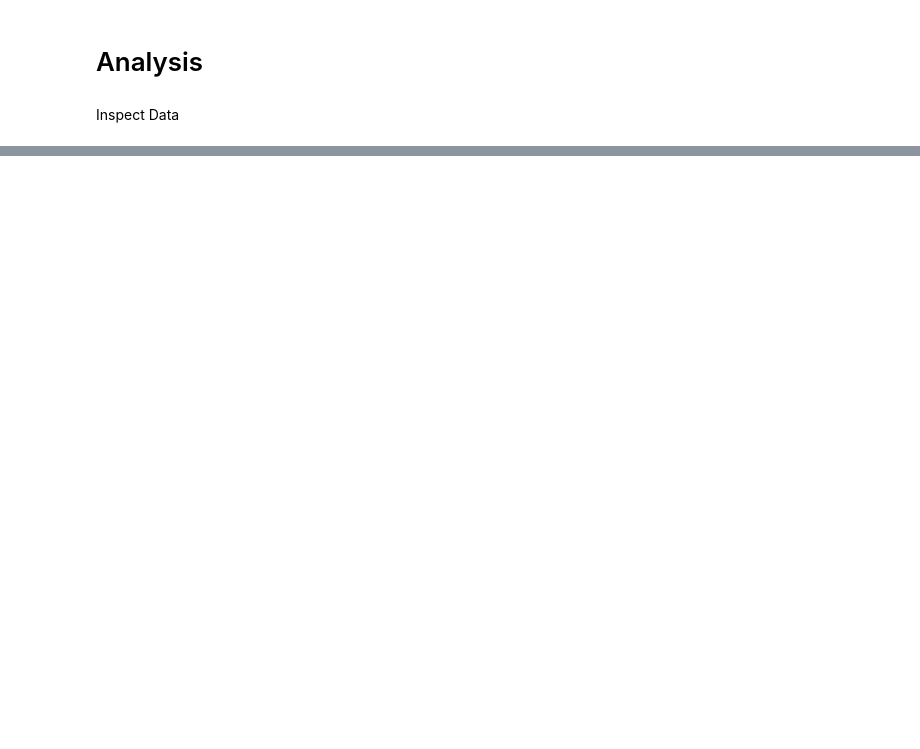
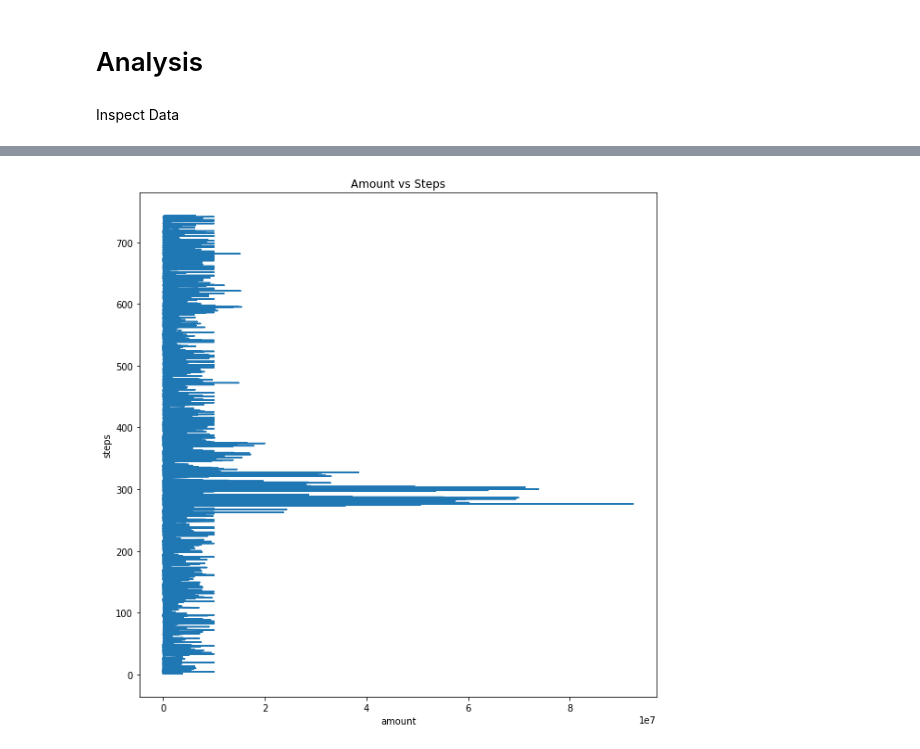
Before and after one commit to mrevanishere/fraud-analysis, a Jupyter notebook: py/analysis.ipynb, the cells around one changed output, grey strips where cells are left out. Drawn from its saved outputs; the diff is of its cells as text; code cells hidden in the pictures; blank space fills up the shorter version.

```diff
--- a/py/analysis.ipynb
+++ b/py/analysis.ipynb
@@ -56,0 +93,8 @@ Length:  6362620
+# %%
+# Amount vs Steps
+fig1, ax1 = plt.subplots(figsize=(10, 10)) # width, height
+ax1.plot(fraud.amount, fraud.step);
+ax1.set(xlabel='amount', ylabel='steps', title='Amount vs Steps')
+fig1.savefig('AmountStep.png')
+# %% [output]
+[figure, added]
```
Also changed, not shown: parts of 41 cells of this notebook, 10 other files.
